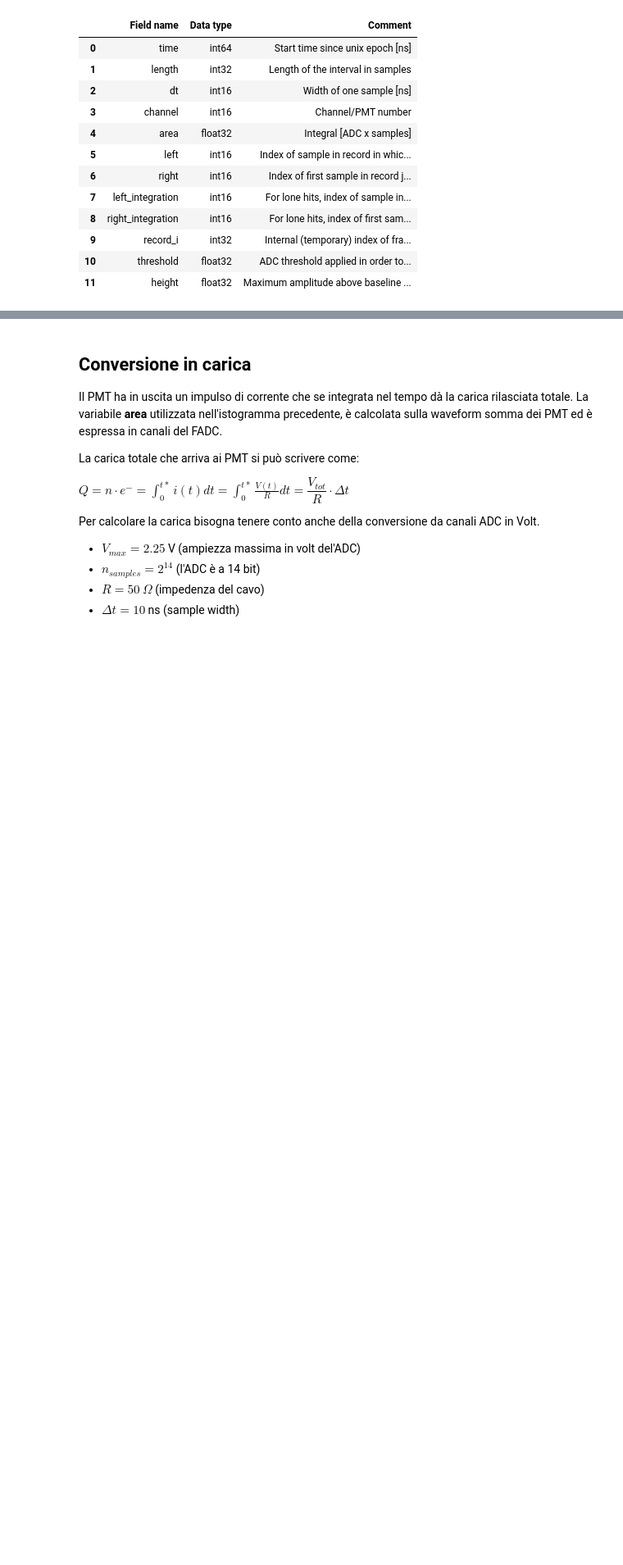
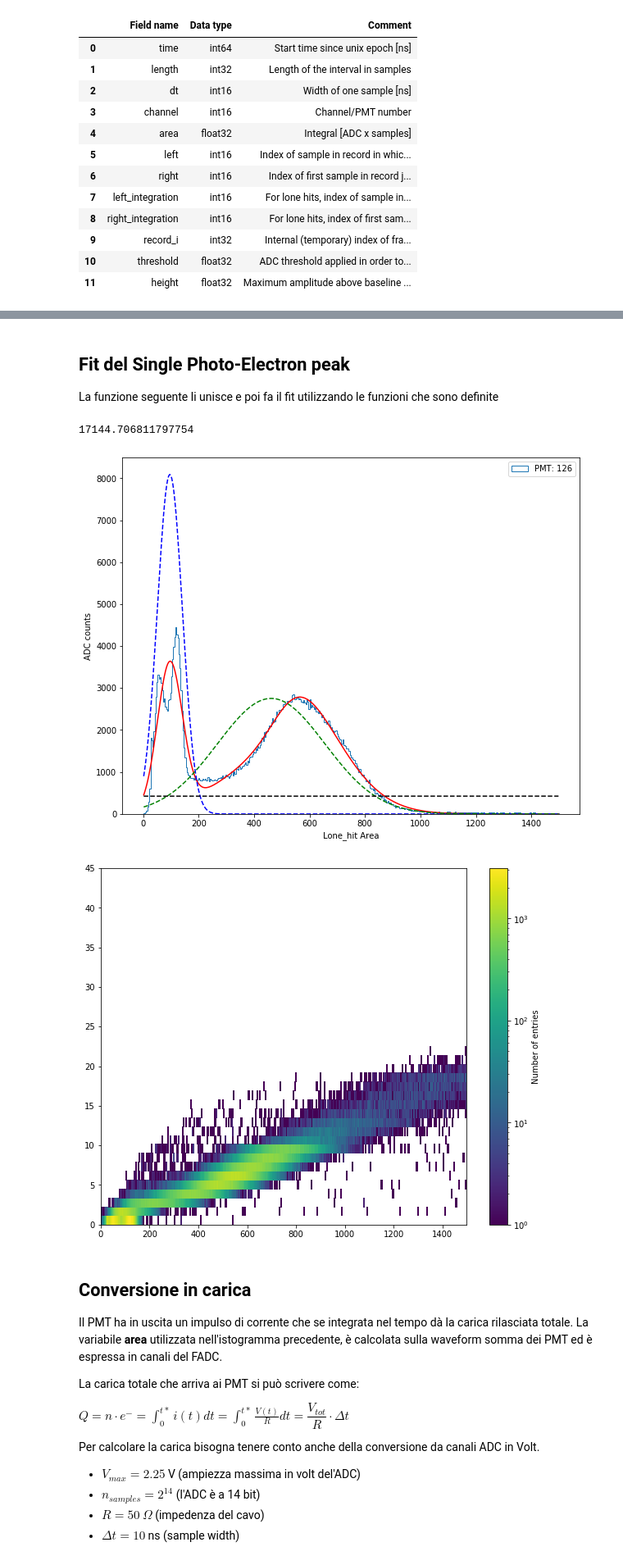
Before and after one commit to valerioda/xenon-note, a Jupyter notebook: lone_hits/lone_hits_valerio.ipynb, the cells around one changed output, grey strips where cells are left out. Shown at 82% size. Saved outputs shown, nothing was run; the diff lists cells and outputs as text; code cells hidden in the pictures; blank space fills up the shorter version.

```diff
--- a/lone_hits/lone_hits_valerio.ipynb
+++ b/lone_hits/lone_hits_valerio.ipynb
@@ -81,3 +207,35 @@ Text(0, 1, 'counts')
+# %% [markdown]
+## Fit del Single Photo-Electron peak
+
+La funzione seguente li unisce e poi fa il fit utilizzando le funzioni che sono definite
+# %%
+from scipy.optimize import curve_fit
+def build_area(area,length,chk_dt,ch,opt='adc',draw=False):
+    ar=[]
+    lgth=[]
+    rate=[]
+    for i in range(len(area)):
+        for k in range(len(area[i][:])):
+            ar.append(area[i][k])
+            lgth.append(length[i][k])
+        rate.append(len(area[i])/chk_dt[i])
+    #print(len(ar))
+    fit_par,fit_cov = gain_calc(ar,ch,opt,draw);
+
+    #fit_par_c,fit_cov_c = gain_calc(ar,ch,opt,draw);
+    plt.figure(figsize=(10,8))
+    #plt.subplot(2,1,1)
+    #plt.subplot(2,1,2)
+    h1=Histdd(ar,lgth,bins=(400,40),range=([0.,1500],[0,45]) )
+    h1.plot('log')
+    return fit_par,fit_cov, ch ,ar, rate
+    #print(fit_par,fit_cov)
+# %%
+fp, fc, ch, a, rate = build_area(area, length, chunk_dt, pmt_chn,opt='adc',draw=True)
+# %% [output]
+17144.706811797754
+[figure, added]
+[figure, added]
 # %% [markdown]
 Conversione in carica
 -------------------
```
Also changed, not shown: parts of 9 cells of this notebook, 5 other files.
